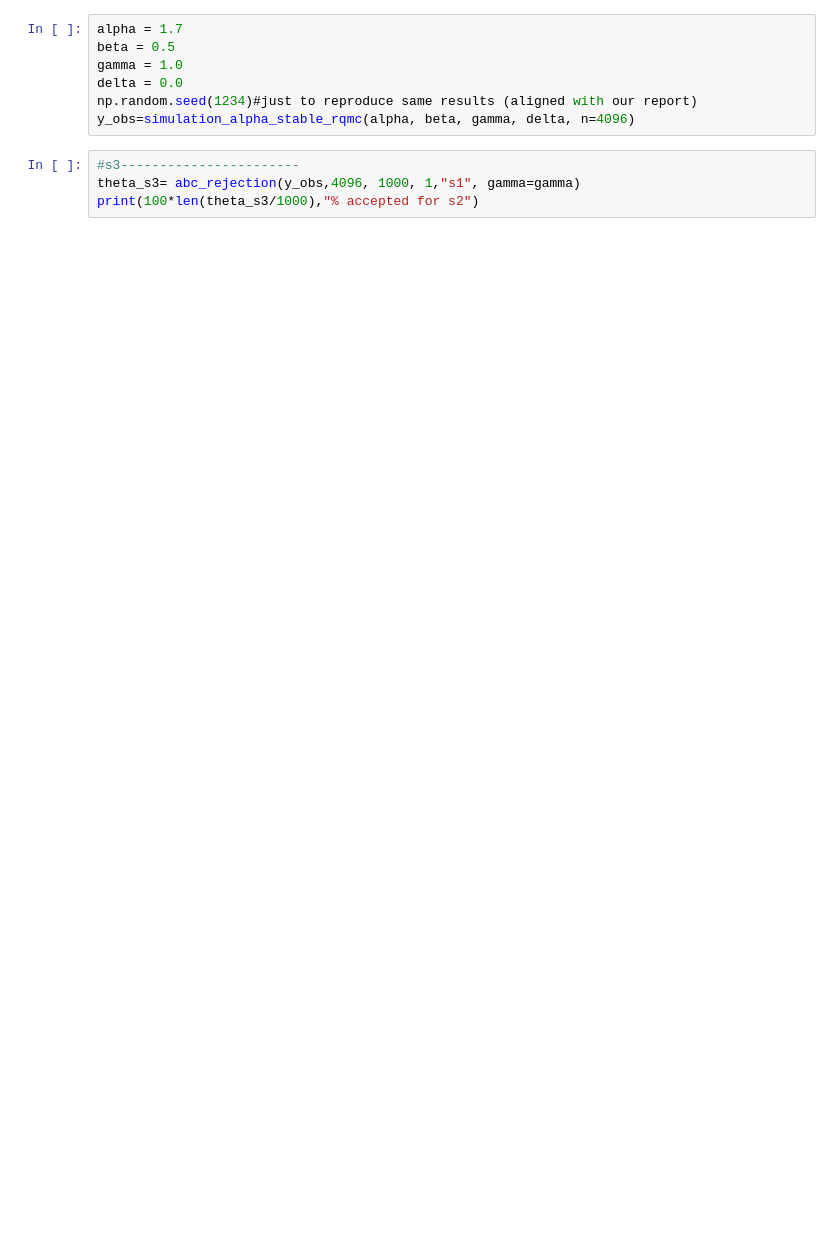
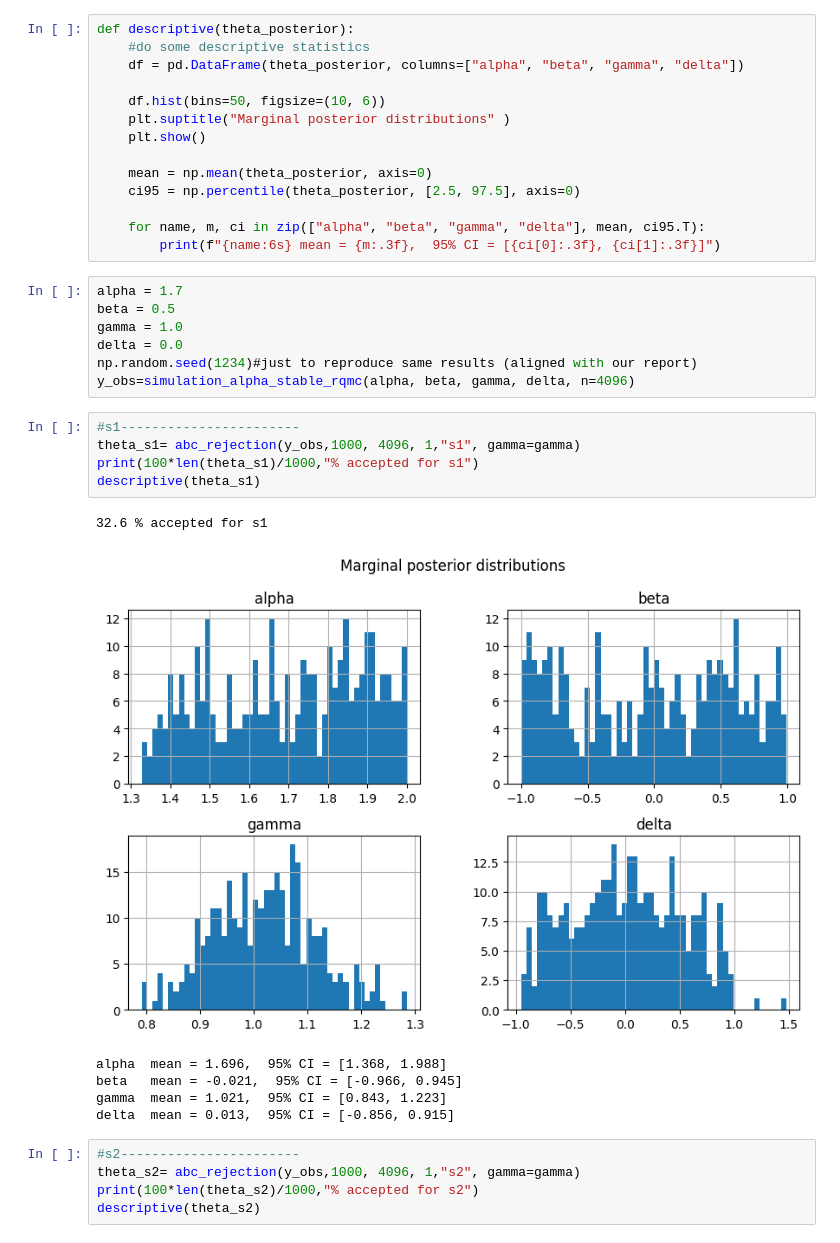
Before and after one commit to elyanrgn/ABC_alpha_stable_models, a Jupyter notebook: victorien.ipynb, the cells around one changed output. Saved outputs shown, nothing was run; the diff lists cells and outputs as text; blank space fills up the shorter version.

```diff
--- a/victorien.ipynb
+++ b/victorien.ipynb
@@ -79,6 +80,20 @@ def abc_rejection(y_obs, N, n_sim, epsilon, statistic,gamma= 1):
     return np.array(accepted_thetas)
 # %% [markdown]
 Tests
+# %%
+def descriptive(theta_posterior):
+    #do some descriptive statistics
+    df = pd.DataFrame(theta_posterior, columns=["alpha", "beta", "gamma", "delta"])
+
+    df.hist(bins=50, figsize=(10, 6))
+    plt.suptitle("Marginal posterior distributions" )
+    plt.show()
+
+    mean = np.mean(theta_posterior, axis=0)
+    ci95 = np.percentile(theta_posterior, [2.5, 97.5], axis=0)
+
+    for name, m, ci in zip(["alpha", "beta", "gamma", "delta"], mean, ci95.T):
+        print(f"{name:6s} mean = {m:.3f},  95% CI = [{ci[0]:.3f}, {ci[1]:.3f}]")
 # %%
 alpha = 1.7
 beta = 0.5
@@ -87,6 +102,19 @@ delta = 0.0
 np.random.seed(1234)#just to reproduce same results (aligned with our report)
 y_obs=simulation_alpha_stable_rqmc(alpha, beta, gamma, delta, n=4096)
 # %%
-#s3-----------------------
-theta_s3= abc_rejection(y_obs,4096, 1000, 1,"s1", gamma=gamma)
-print(100*len(theta_s3/1000),"% accepted for s2")
+#s1-----------------------
+theta_s1= abc_rejection(y_obs,1000, 4096, 1,"s1", gamma=gamma)
+print(100*len(theta_s1)/1000,"% accepted for s1")
+descriptive(theta_s1)
+# %% [output]
+32.6 % accepted for s1
+[figure, added]
+alpha  mean = 1.696,  95% CI = [1.368, 1.988]
+beta   mean = -0.021,  95% CI = [-0.966, 0.945]
+gamma  mean = 1.021,  95% CI = [0.843, 1.223]
+delta  mean = 0.013,  95% CI = [-0.856, 0.915]
+# %%
+#s2-----------------------
+theta_s2= abc_rejection(y_obs,1000, 4096, 1,"s2", gamma=gamma)
+print(100*len(theta_s2)/1000,"% accepted for s2")
+descriptive(theta_s2)
```
Also changed, not shown: parts of 3 cells of this notebook.
